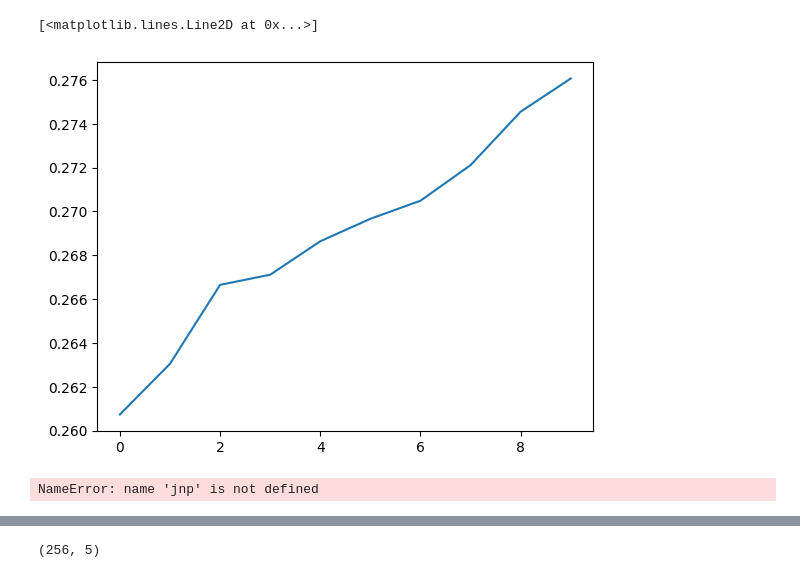
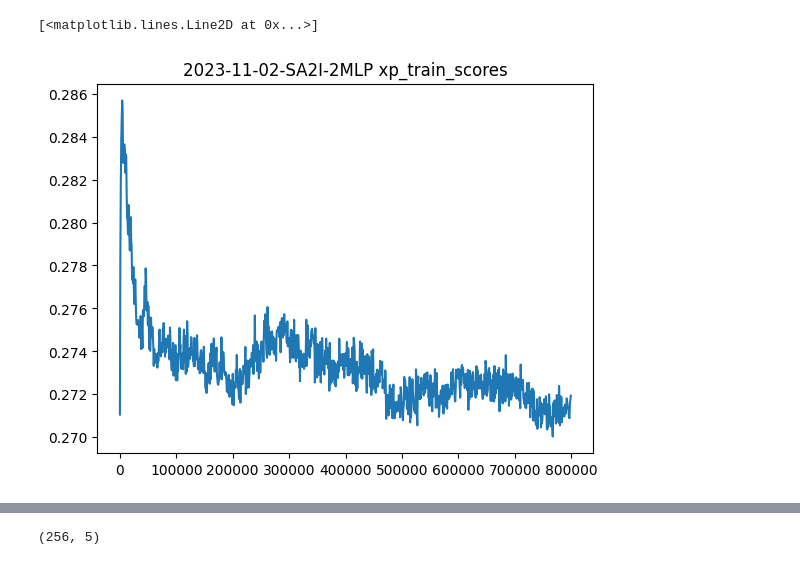
Before and after one commit to collinfeng/actionfeature, a Jupyter notebook: Interactive.ipynb, the cells around one changed output, grey strips where cells are left out. Saved outputs shown, nothing was run; the diff lists cells and outputs as text; code cells hidden in the pictures.

```diff
--- a/Interactive.ipynb
+++ b/Interactive.ipynb
@@ -11,6 +11,8 @@ from datetime import datetime
 # %%
 rewards = np.load("results/2023-11-02-SA2I-2MLP/xp_train_scores")
-plt.plot(rewards)
+scaled_iterations = [x * 800 for x in range(1000)]
+plt.title(label="2023-11-02-SA2I-2MLP xp_train_scores")
+plt.plot(scaled_iterations, rewards)
 # %% [output]
 [<matplotlib.lines.Line2D at 0x...>]
-[figure, old version]
+[figure, new version]
@@ -26,15 +72,16 @@ config = {
     "mlp_hidden": 128,
     "batch_size": 500,
     "learning_rate": 0.0001,
-    "num_agents": 4,
+    "num_agents": 6,
     "PRNGkey": 0,
-    "eval_PRNGkey":12345,
+    "eval_rng":12345,
     "num_heads": 1,
-    "eval_runs":100,
+    "eval_runs":10,
     "eps_min":0.01,
     "eps_max":0.95,
     "K":50000,
-    "logging":True
+    "logging":True,
+	"xpeval_print":True
     }
 
 init_sp = jnp.zeros((config["batch_size"], 2 * config["feature_dim"]), jnp.float32)
@@ -60,5 +107,3 @@ guesser = A2ICoded(hidden=config["mlp_hidden"],
 				N=config["N"],
 				qkv_features=config["qkv_features"],
 				out_features=config["out_features"])
-# %% [output]
-NameError: name 'jnp' is not defined
```
Also changed, not shown: parts of 10 cells of this notebook, 7 other files.
